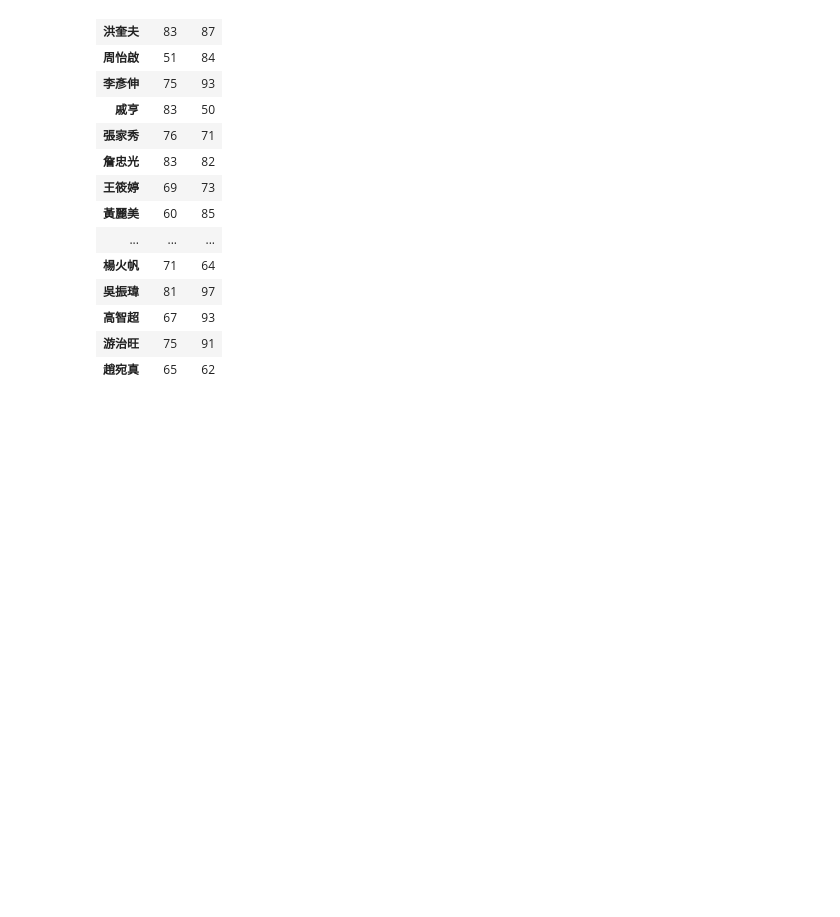
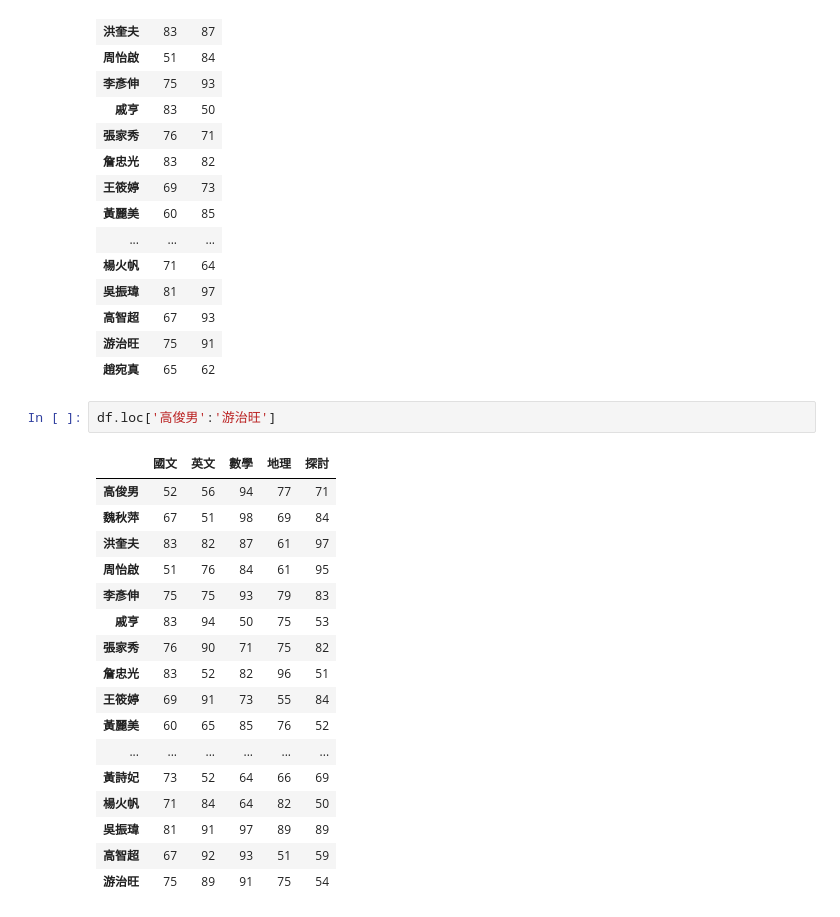
Before and after one commit to rexchen21/python_analysis, a Jupyter notebook: 0215-4.ipynb, the cells around one changed output. Saved outputs shown, nothing was run; the diff lists cells and outputs as text; blank space fills up the shorter version.

```diff
--- a/0215-4.ipynb
+++ b/0215-4.ipynb
@@ -36,3 +72,23 @@ df[['國文','數學']]
 | 高智超 | 67 | 93 |
 | 游治旺 | 75 | 91 |
 | 趙宛真 | 65 | 62 |
+# %%
+df.loc['高俊男':'游治旺']
+# %% [output]
+|  | 國文 | 英文 | 數學 | 地理 | 探討 |
+| 高俊男 | 52 | 56 | 94 | 77 | 71 |
+| 魏秋萍 | 67 | 51 | 98 | 69 | 84 |
+| 洪奎夫 | 83 | 82 | 87 | 61 | 97 |
+| 周怡啟 | 51 | 76 | 84 | 61 | 95 |
+| 李彥伸 | 75 | 75 | 93 | 79 | 83 |
+| 戚亨 | 83 | 94 | 50 | 75 | 53 |
+| 張家秀 | 76 | 90 | 71 | 75 | 82 |
+| 詹忠光 | 83 | 52 | 82 | 96 | 51 |
+| 王筱婷 | 69 | 91 | 73 | 55 | 84 |
+| 黃麗美 | 60 | 65 | 85 | 76 | 52 |
+| ... | ... | ... | ... | ... | ... |
+| 黃詩妃 | 73 | 52 | 64 | 66 | 69 |
+| 楊火帆 | 71 | 84 | 64 | 82 | 50 |
+| 吳振瑋 | 81 | 91 | 97 | 89 | 89 |
+| 高智超 | 67 | 92 | 93 | 51 | 59 |
+| 游治旺 | 75 | 89 | 91 | 75 | 54 |
```
Also changed, not shown: parts of 6 cells of this notebook.
